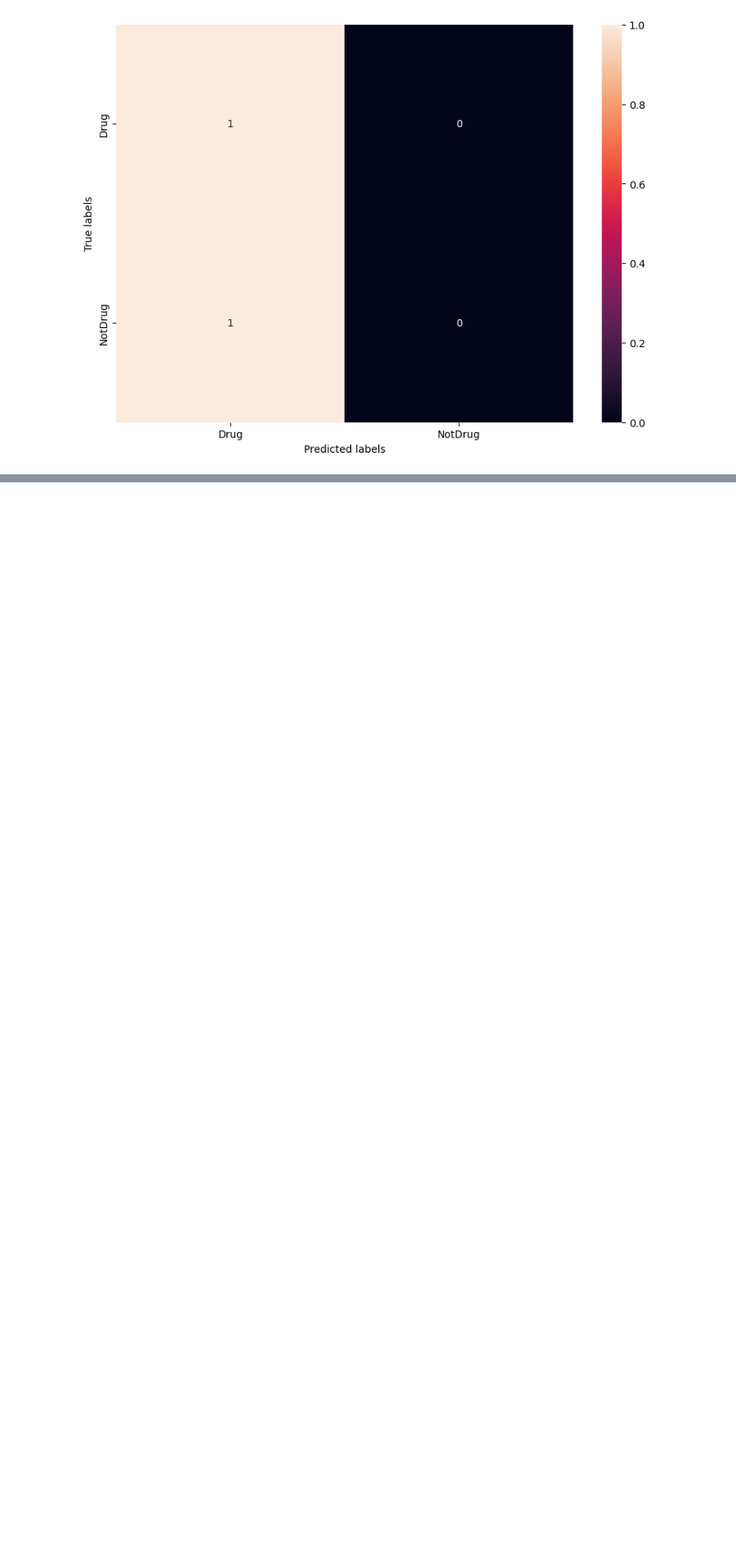
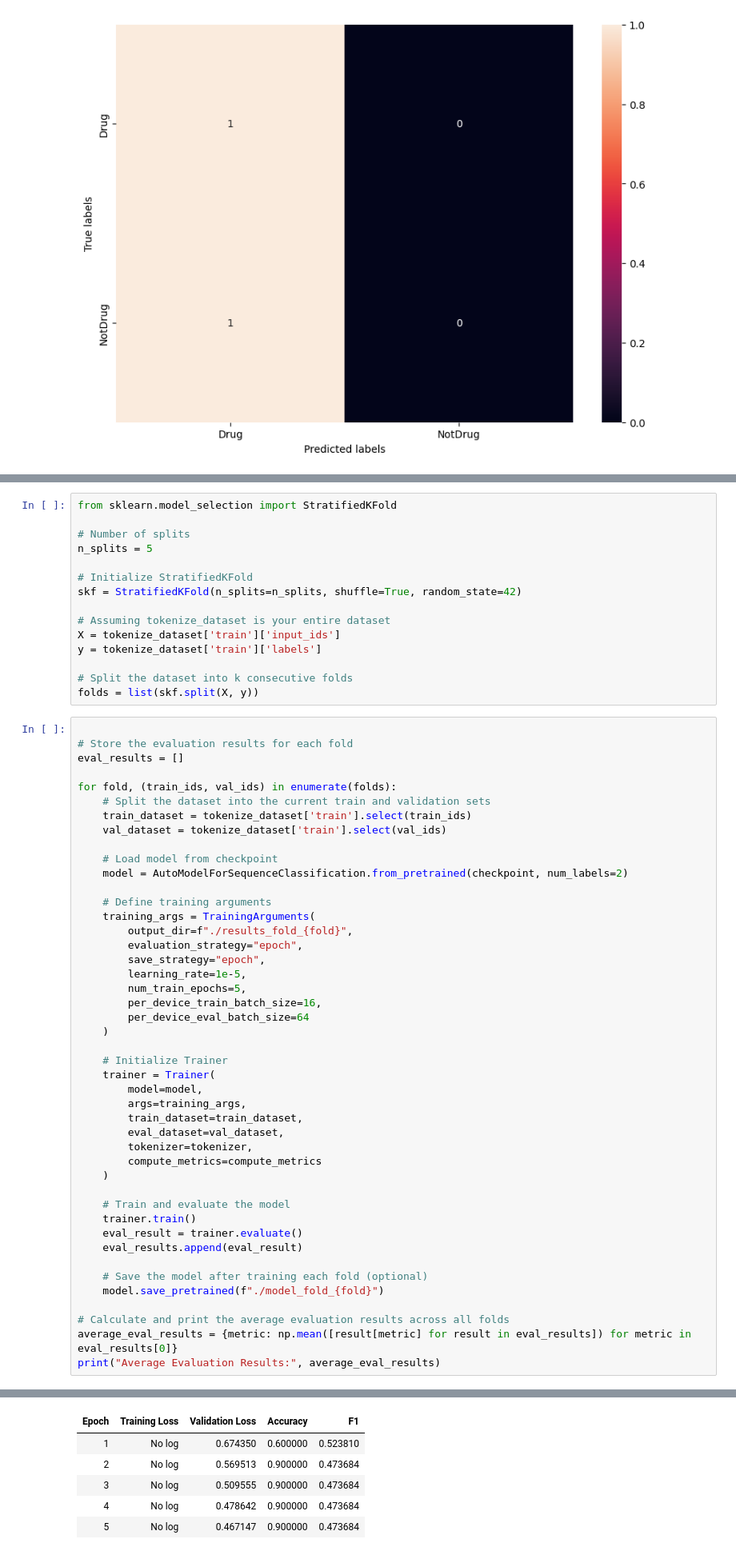
Before and after one commit to faithNassiwa/ner-clinicaltrials-interventions, a Jupyter notebook: Project.ipynb, the cells around one changed output, grey strips where cells are left out. Shown at 80% size. Cells and saved outputs as stored; diff of their text form; blank space fills up the shorter version.

```diff
--- a/Project.ipynb
+++ b/Project.ipynb
@@ -472,0 +651,61 @@ plot_confusion_matrix(cm)
+# %%
+from sklearn.model_selection import StratifiedKFold
+
+# Number of splits
+n_splits = 5
+
+# Initialize StratifiedKFold
+skf = StratifiedKFold(n_splits=n_splits, shuffle=True, random_state=42)
+
+# Assuming tokenize_dataset is your entire dataset
+X = tokenize_dataset['train']['input_ids']
+y = tokenize_dataset['train']['labels']
+
+# Split the dataset into k consecutive folds
+folds = list(skf.split(X, y))
+# %%
+
+# Store the evaluation results for each fold
+eval_results = []
+
+for fold, (train_ids, val_ids) in enumerate(folds):
+    # Split the dataset into the current train and validation sets
+    train_dataset = tokenize_dataset['train'].select(train_ids)
+    val_dataset = tokenize_dataset['train'].select(val_ids)
+
+    # Load model from checkpoint
+    model = AutoModelForSequenceClassification.from_pretrained(checkpoint, num_labels=2)
+
+    # Define training arguments
+    training_args = TrainingArguments(
+        output_dir=f"./results_fold_{fold}",
+        evaluation_strategy="epoch",
+        save_strategy="epoch",
+        learning_rate=1e-5,
+        num_train_epochs=5,
+        per_device_train_batch_size=16,
+        per_device_eval_batch_size=64
+    )
+
+    # Initialize Trainer
+    trainer = Trainer(
+        model=model,
+        args=training_args,
+        train_dataset=train_dataset,
+        eval_dataset=val_dataset,
+        tokenizer=tokenizer,
+        compute_metrics=compute_metrics
+    )
+
+    # Train and evaluate the model
+    trainer.train()
+    eval_result = trainer.evaluate()
+    eval_results.append(eval_result)
+
+    # Save the model after training each fold (optional)
+    model.save_pretrained(f"./model_fold_{fold}")
+
+# Calculate and print the average evaluation results across all folds
+average_eval_results = {metric: np.mean([result[metric] for result in eval_results]) for metric in eval_results[0]}
+print("Average Evaluation Results:", average_eval_results)
+# %% [output]
@@ -472,0 +715,6 @@ plot_confusion_matrix(cm)
+| Epoch | Training Loss | Validation Loss | Accuracy | F1 |
+| 1 | No log | 0.674350 | 0.600000 | 0.523810 |
+| 2 | No log | 0.569513 | 0.900000 | 0.473684 |
+| 3 | No log | 0.509555 | 0.900000 | 0.473684 |
+| 4 | No log | 0.478642 | 0.900000 | 0.473684 |
+| 5 | No log | 0.467147 | 0.900000 | 0.473684 |
```
Also changed, not shown: parts of 18 cells of this notebook.
